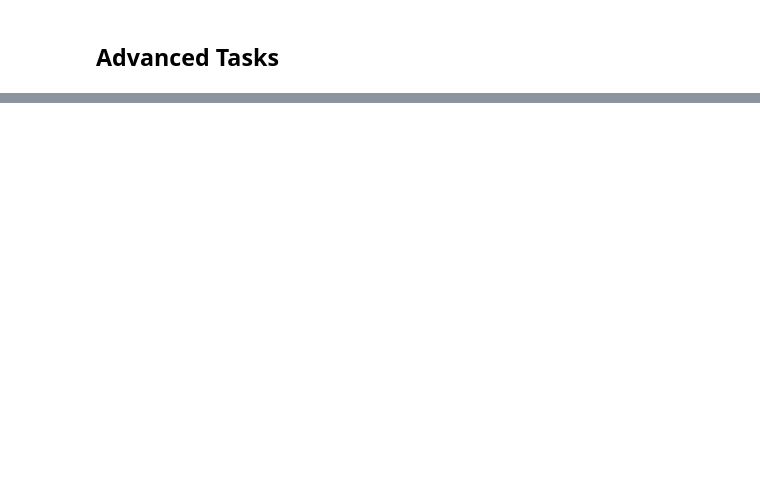
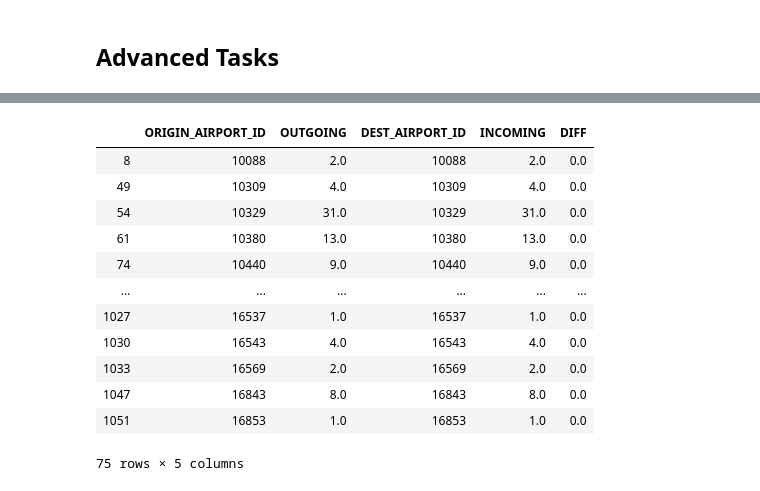
Before and after one commit to tomorrowdata/machine-learning-course-notebooks, a Jupyter notebook: Hands-On 1 Pandas Tutorial.ipynb, the cells around one changed output, grey strips where cells are left out. Saved outputs shown, nothing was run; the diff lists cells and outputs as text; code cells hidden in the pictures; blank space fills up the shorter version.

```diff
--- a/Hands-On 1 Pandas Tutorial.ipynb
+++ b/Hands-On 1 Pandas Tutorial.ipynb
@@ -528,3 +397,30 @@ _ = ax.set_title("Plot")
+# %%
+df_outgoing = df[["ORIGIN_AIRPORT_ID", "PASSENGERS"]].groupby("ORIGIN_AIRPORT_ID").sum()
+df_outgoing = df_outgoing.reset_index().rename({"PASSENGERS": "OUTGOING"}, axis=1)
+df_incoming =  df[["DEST_AIRPORT_ID", "PASSENGERS"]].groupby("DEST_AIRPORT_ID").sum()
+df_incoming = df_incoming.reset_index().rename({"PASSENGERS": "INCOMING"}, axis=1)
+# %%
+# merge the two crafted dataframe using  the left_on and the rigth_on parameter of the merge
+# pay attention the merging strategy is inner join
+df_out_incom = pd.merge(df_outgoing, df_incoming, left_on="ORIGIN_AIRPORT_ID", right_on="DEST_AIRPORT_ID")
+# %%
+df_out_incom["DIFF"] = df_out_incom["OUTGOING"] - df_out_incom["INCOMING"]
+# %%
+df_out_incom.query("DIFF == 0 and OUTGOING > 0")
+# %% [output]
+|  | ORIGIN_AIRPORT_ID | OUTGOING | DEST_AIRPORT_ID | INCOMING | DIFF |
+| 8 | 10088 | 2.0 | 10088 | 2.0 | 0.0 |
+| 49 | 10309 | 4.0 | 10309 | 4.0 | 0.0 |
+| 54 | 10329 | 31.0 | 10329 | 31.0 | 0.0 |
+| 61 | 10380 | 13.0 | 10380 | 13.0 | 0.0 |
+| 74 | 10440 | 9.0 | 10440 | 9.0 | 0.0 |
+| ... | ... | ... | ... | ... | ... |
+| 1027 | 16537 | 1.0 | 16537 | 1.0 | 0.0 |
+| 1030 | 16543 | 4.0 | 16543 | 4.0 | 0.0 |
+| 1033 | 16569 | 2.0 | 16569 | 2.0 | 0.0 |
+| 1047 | 16843 | 8.0 | 16843 | 8.0 | 0.0 |
+| 1051 | 16853 | 1.0 | 16853 | 1.0 | 0.0 |
+75 rows × 5 columns
 # %% [markdown]
 <div hidden=True>
     <img src="./icons/list.png"  width="20" height="20" align="left"> &nbsp; Icon made by <a href="https://www.flaticon.com/authors/smashicons" title="Smashicons">Smashicons</a> from <a href="https://www.flaticon.com/"             title="Flaticon">www.flaticon.com</a>
```
Also changed, not shown: parts of 32 cells of this notebook, 4 other files.
